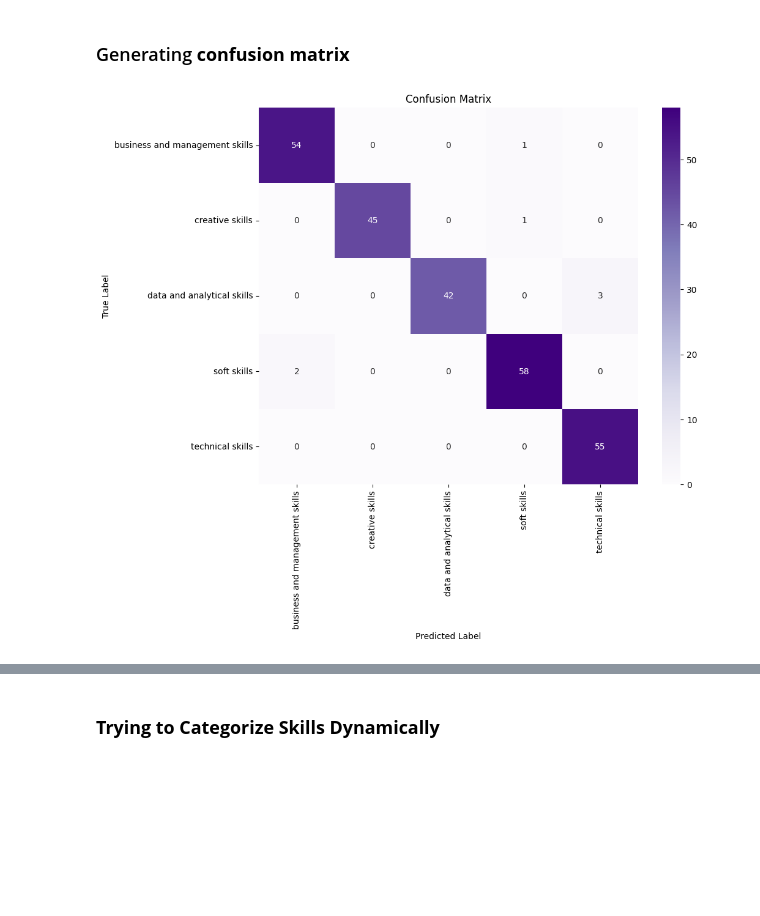
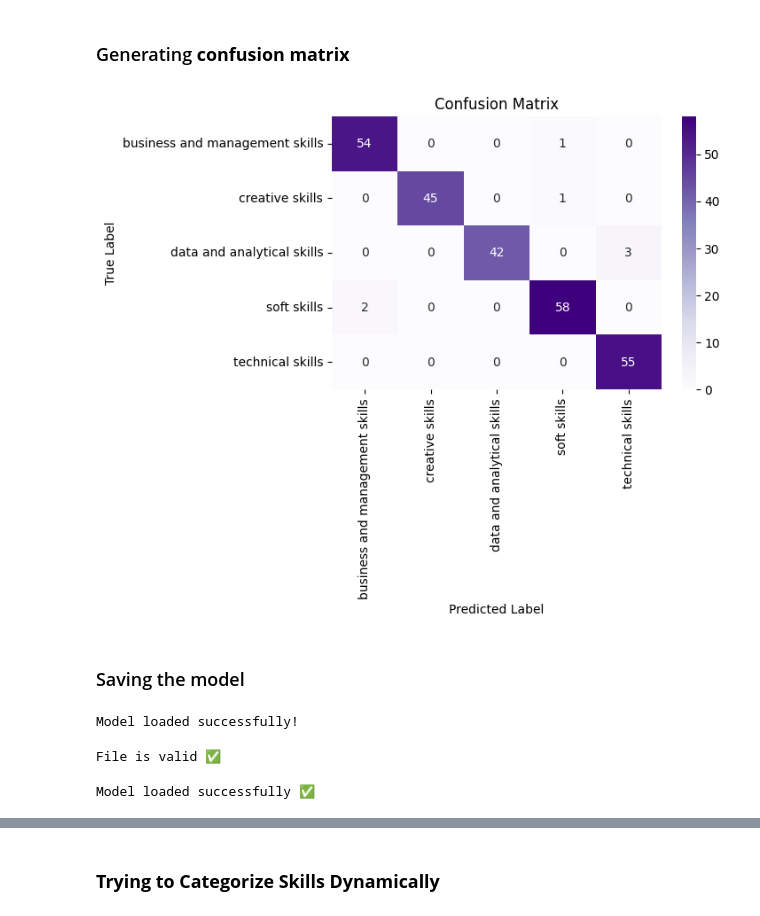
Before and after one commit to ac-26/skill-categorization, a Jupyter notebook: skill_categorization.ipynb, the cells around one changed output, grey strips where cells are left out. Saved outputs shown, nothing was run; the diff lists cells and outputs as text; code cells hidden in the pictures; blank space fills up the shorter version.

```diff
--- a/skill_categorization.ipynb
+++ b/skill_categorization.ipynb
@@ -539,17 +537,19 @@ business and management skills       0.96      0.98      0.97        55
 # %%
 from sklearn.preprocessing import LabelEncoder
 
 label_encoder = LabelEncoder()
 y_train_encoded = label_encoder.fit_transform(y_train)
 
 cm = confusion_matrix(y_test, y_pred_svm)
 
 
-plt.figure(figsize=(10, 8))
+plt.figure(figsize=(6, 4))
 sns.heatmap(cm, annot=True, fmt="d", cmap="Purples", xticklabels=label_encoder.classes_, yticklabels=label_encoder.classes_)
 plt.xlabel("Predicted Label")
 plt.ylabel("True Label")
 plt.title("Confusion Matrix")
 plt.show()
 # %% [output]
-[figure, old version]
+[figure, new version]
+# %% [markdown]
+### Saving the model
@@ -555,0 +566,27 @@ plt.show()
+# %%
+with open("skill_categorization_model.pkl", "rb") as f:
+    ml_model = pickle.load(f)
+with open("tfidf_vectorizer.pkl", "rb") as f:
+    vectorizer = pickle.load(f)
+
+print("Model loaded successfully!")
+# %% [output]
+Model loaded successfully!
+# %%
+with open("skill_categorization_model.pkl", "rb") as f:
+    try:
+        pickle.load(f)
+        print("File is valid ✅")
+    except pickle.UnpicklingError:
+        print("File is corrupted ❌")
+# %% [output]
+File is valid ✅
+# %%
+import pickle
+
+with open("skill_categorization_model.pkl", "rb") as f:
+    ml_model = pickle.load(f, encoding="latin1")  # Force decode with latin1
+
+print("Model loaded successfully ✅")
+# %% [output]
+Model loaded successfully ✅
```
Also changed, not shown: parts of 36 cells of this notebook.
